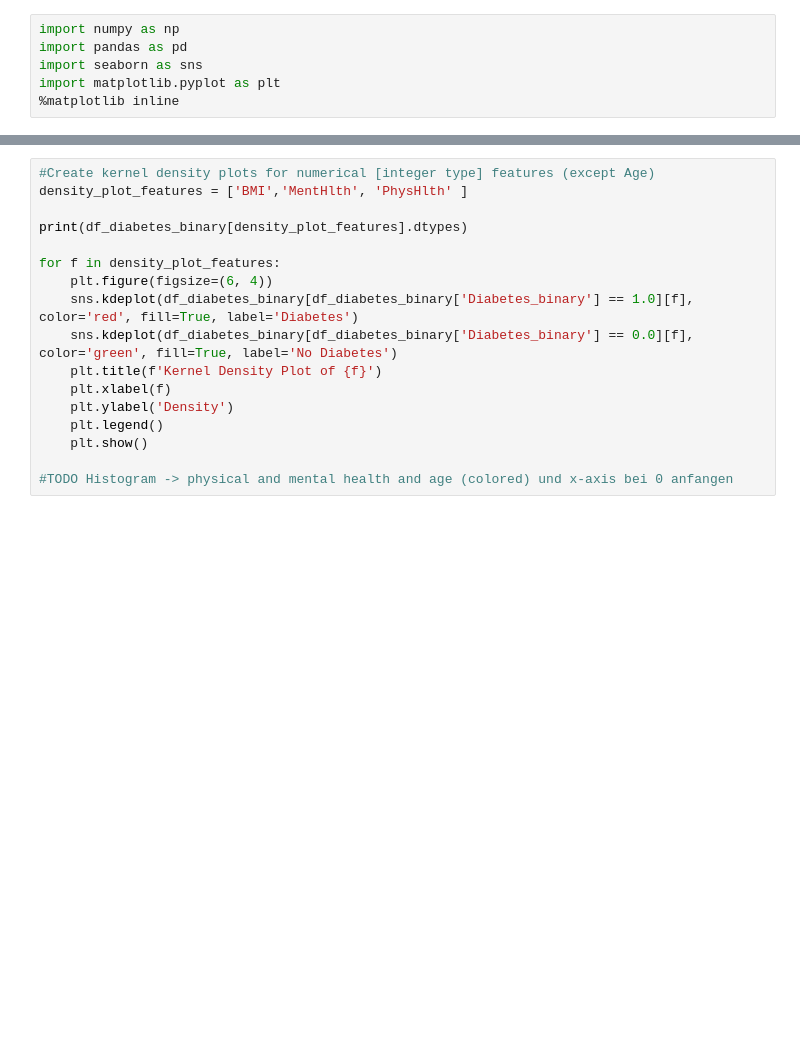
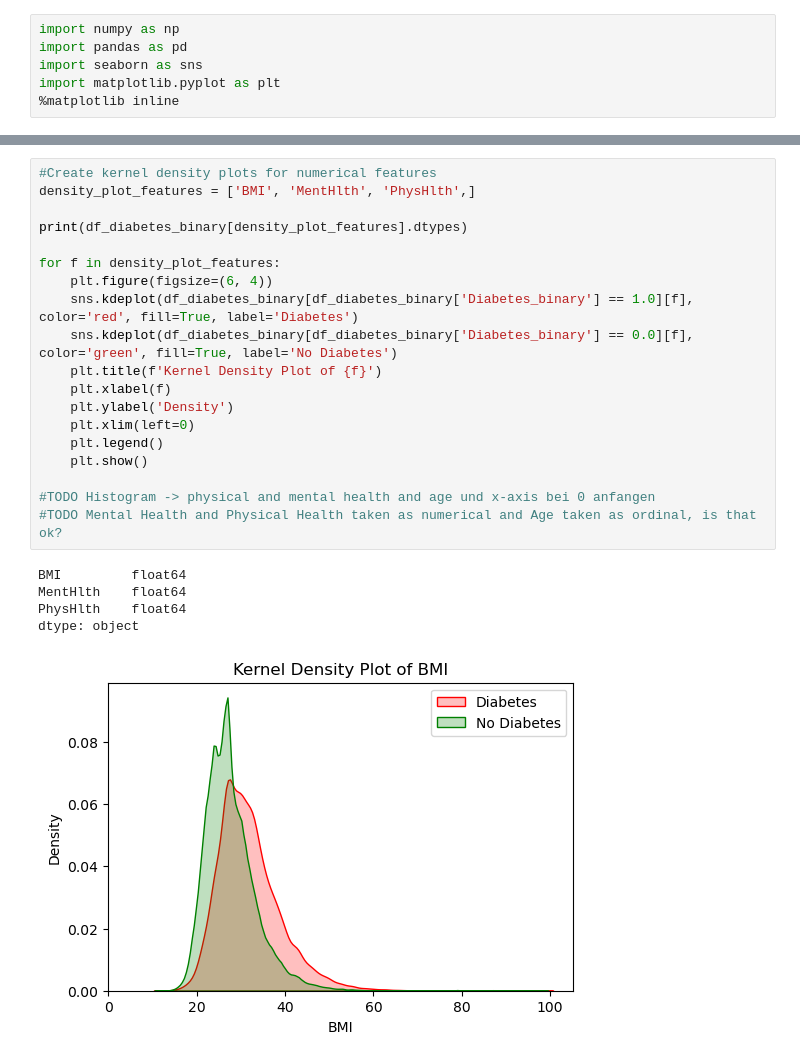
Before and after one commit to benediktpri/ie500_data_mining_project, a Jupyter notebook: notebooks/data_exploration.ipynb, the cells around one changed output, grey strips where cells are left out. Saved outputs shown, nothing was run; the diff lists cells and outputs as text; blank space fills up the shorter version.

```diff
--- a/notebooks/data_exploration.ipynb
+++ b/notebooks/data_exploration.ipynb
@@ -61,17 +170,25 @@ for f in density_plot_features:
 # %%
-#Create kernel density plots for numerical [integer type] features (except Age)
-density_plot_features = ['BMI','MentHlth', 'PhysHlth' ]
+#Create kernel density plots for numerical features
+density_plot_features = ['BMI', 'MentHlth', 'PhysHlth',]
 
 print(df_diabetes_binary[density_plot_features].dtypes)
 
 for f in density_plot_features:
     plt.figure(figsize=(6, 4))
     sns.kdeplot(df_diabetes_binary[df_diabetes_binary['Diabetes_binary'] == 1.0][f], color='red', fill=True, label='Diabetes')
     sns.kdeplot(df_diabetes_binary[df_diabetes_binary['Diabetes_binary'] == 0.0][f], color='green', fill=True, label='No Diabetes')
     plt.title(f'Kernel Density Plot of {f}')
     plt.xlabel(f)
     plt.ylabel('Density')
+    plt.xlim(left=0)
     plt.legend()
     plt.show()
 
-#TODO Histogram -> physical and mental health and age (colored) und x-axis bei 0 anfangen
+#TODO Histogram -> physical and mental health and age und x-axis bei 0 anfangen
+#TODO Mental Health and Physical Health taken as numerical and Age taken as ordinal, is that ok?
+# %% [output]
+BMI         float64
+MentHlth    float64
+PhysHlth    float64
+dtype: object
+[figure, added]
```
Also changed, not shown: parts of 17 cells of this notebook.
